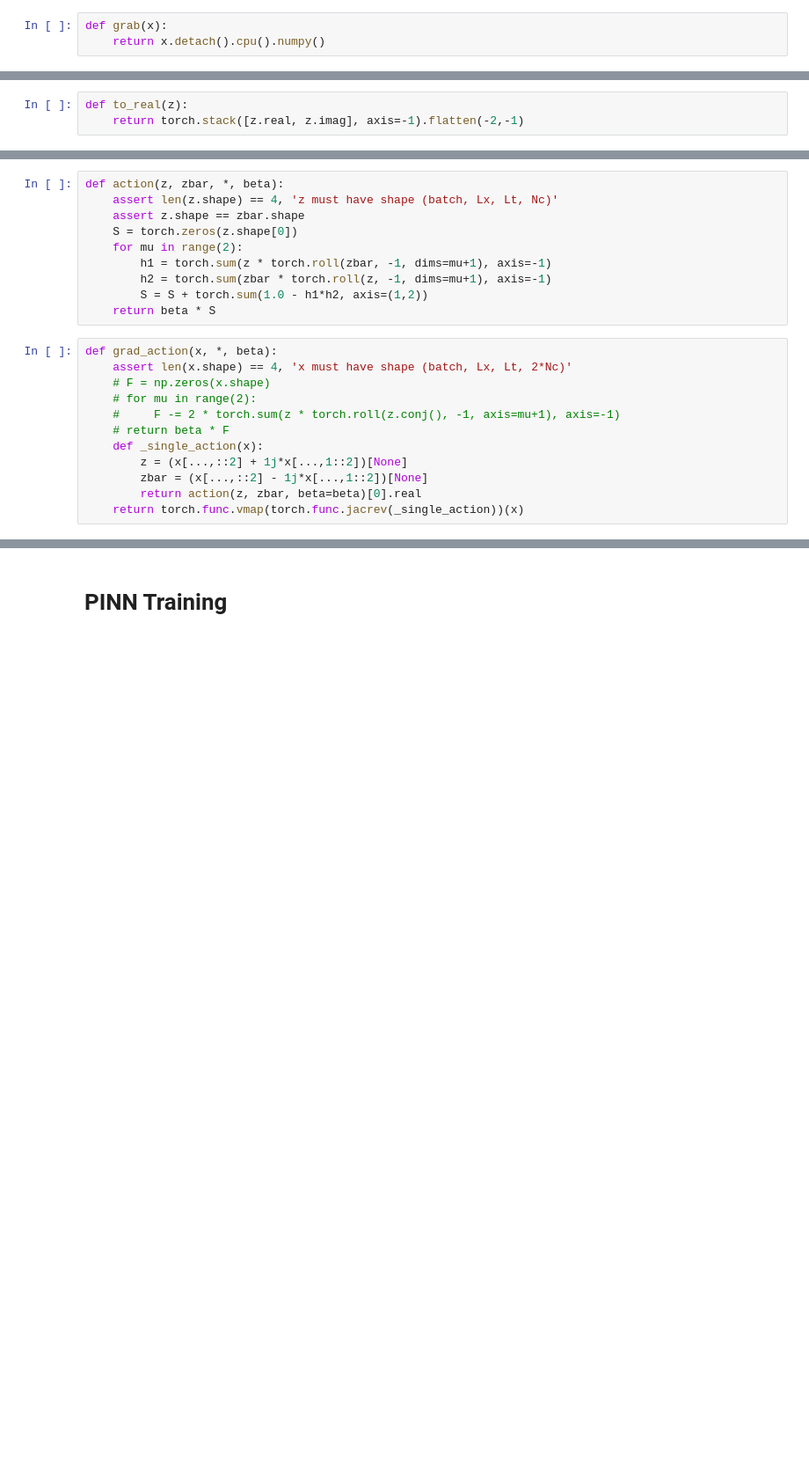
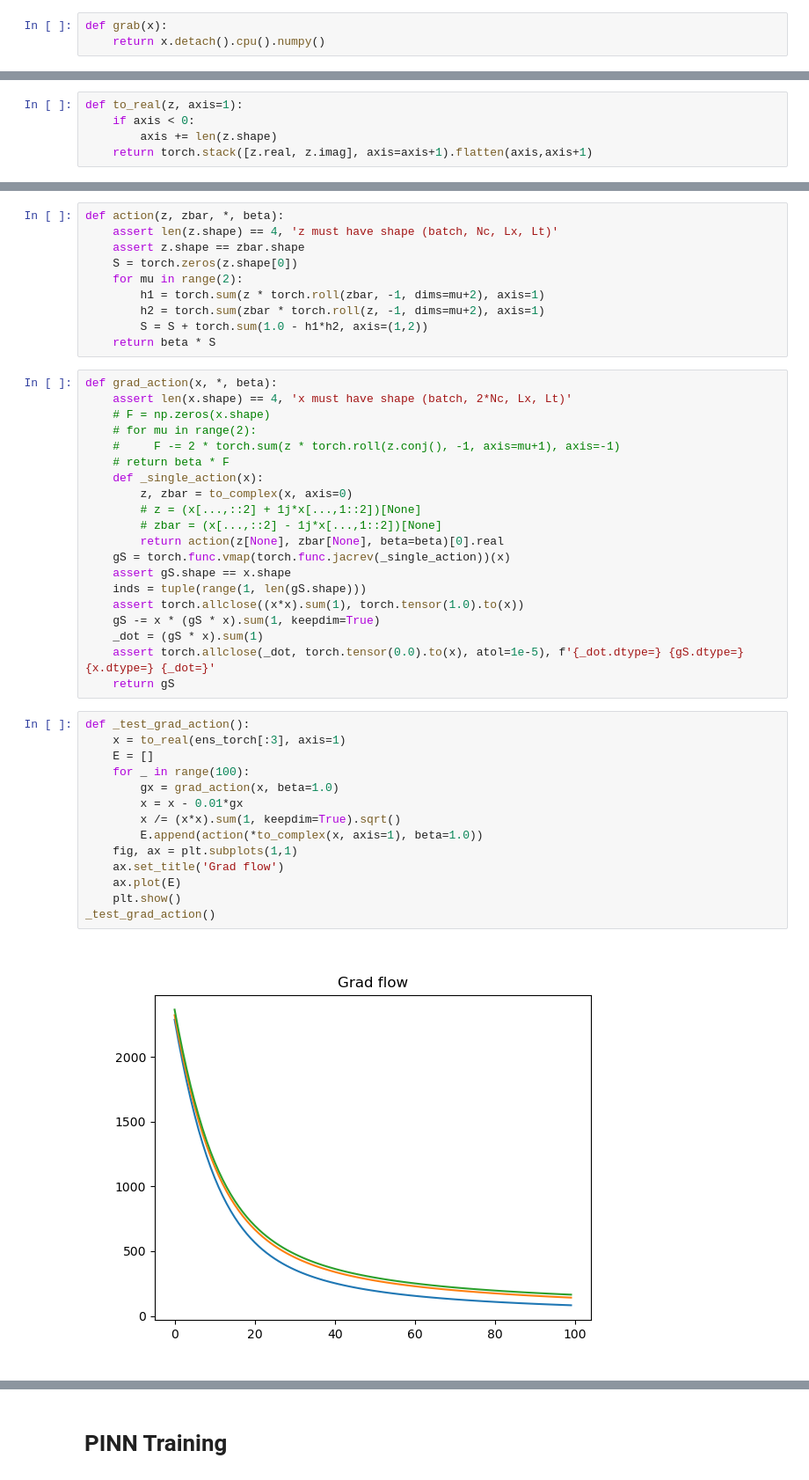
Before and after one commit to gkanwar/cpN, a Jupyter notebook: notebooks/PINN_Deforms.ipynb, the cells around one changed output, grey strips where cells are left out. Shown at 88% size. Saved outputs shown, nothing was run; the diff lists cells and outputs as text; blank space fills up the shorter version.

```diff
--- a/notebooks/PINN_Deforms.ipynb
+++ b/notebooks/PINN_Deforms.ipynb
@@ -43,5 +49,7 @@ def to_complex(x):
     zbar = XR - 1j*XI
     return z, zbar
 # %%
-def to_real(z):
-    return torch.stack([z.real, z.imag], axis=-1).flatten(-2,-1)
+def to_real(z, axis=1):
+    if axis < 0:
+        axis += len(z.shape)
+    return torch.stack([z.real, z.imag], axis=axis+1).flatten(axis,axis+1)
@@ -48,24 +64,48 @@ def to_real(z):
 # %%
 def action(z, zbar, *, beta):
-    assert len(z.shape) == 4, 'z must have shape (batch, Lx, Lt, Nc)'
+    assert len(z.shape) == 4, 'z must have shape (batch, Nc, Lx, Lt)'
     assert z.shape == zbar.shape
     S = torch.zeros(z.shape[0])
     for mu in range(2):
-        h1 = torch.sum(z * torch.roll(zbar, -1, dims=mu+1), axis=-1)
-        h2 = torch.sum(zbar * torch.roll(z, -1, dims=mu+1), axis=-1)
+        h1 = torch.sum(z * torch.roll(zbar, -1, dims=mu+2), axis=1)
+        h2 = torch.sum(zbar * torch.roll(z, -1, dims=mu+2), axis=1)
         S = S + torch.sum(1.0 - h1*h2, axis=(1,2))
     return beta * S
 # %%
 def grad_action(x, *, beta):
-    assert len(x.shape) == 4, 'x must have shape (batch, Lx, Lt, 2*Nc)'
+    assert len(x.shape) == 4, 'x must have shape (batch, 2*Nc, Lx, Lt)'
     # F = np.zeros(x.shape)
     # for mu in range(2):
     #     F -= 2 * torch.sum(z * torch.roll(z.conj(), -1, axis=mu+1), axis=-1)
     # return beta * F
     def _single_action(x):
-        z = (x[...,::2] + 1j*x[...,1::2])[None]
-        zbar = (x[...,::2] - 1j*x[...,1::2])[None]
-        return action(z, zbar, beta=beta)[0].real
-    return torch.func.vmap(torch.func.jacrev(_single_action))(x)
+        z, zbar = to_complex(x, axis=0)
+        # z = (x[...,::2] + 1j*x[...,1::2])[None]
+        # zbar = (x[...,::2] - 1j*x[...,1::2])[None]
+        return action(z[None], zbar[None], beta=beta)[0].real
+    gS = torch.func.vmap(torch.func.jacrev(_single_action))(x)
+    assert gS.shape == x.shape
+    inds = tuple(range(1, len(gS.shape)))
+    assert torch.allclose((x*x).sum(1), torch.tensor(1.0).to(x))
+    gS -= x * (gS * x).sum(1, keepdim=True)
+    _dot = (gS * x).sum(1)
+    assert torch.allclose(_dot, torch.tensor(0.0).to(x), atol=1e-5), f'{_dot.dtype=} {gS.dtype=} {x.dtype=} {_dot=}'
+    return gS
+# %%
+def _test_grad_action():
+    x = to_real(ens_torch[:3], axis=1)
+    E = []
+    for _ in range(100):
+        gx = grad_action(x, beta=1.0)
+        x = x - 0.01*gx
+        x /= (x*x).sum(1, keepdim=True).sqrt()
+        E.append(action(*to_complex(x, axis=1), beta=1.0))
+    fig, ax = plt.subplots(1,1)
+    ax.set_title('Grad flow')
+    ax.plot(E)
+    plt.show()
+_test_grad_action()
+# %% [output]
+[figure, added]
 # %%
 fig, ax = plt.subplots(1,1)
```
Also changed, not shown: parts of 15 cells of this notebook.
